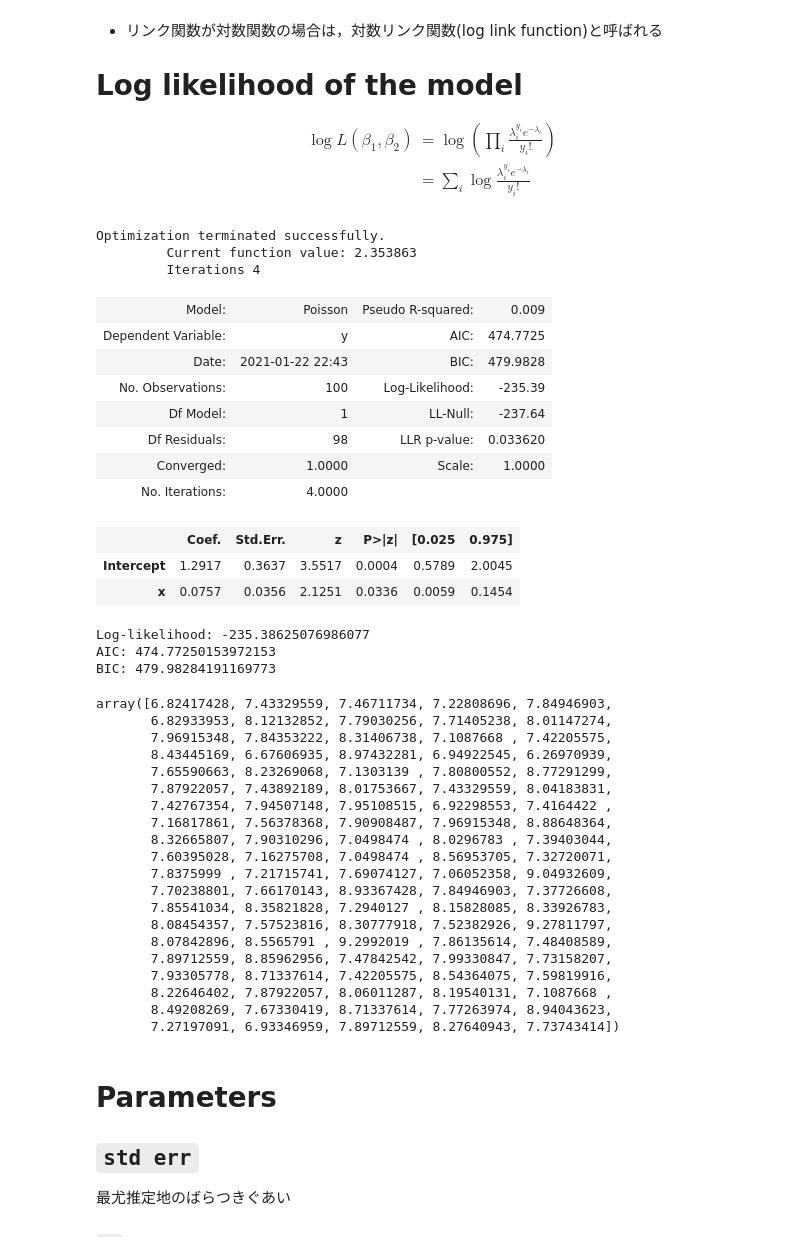
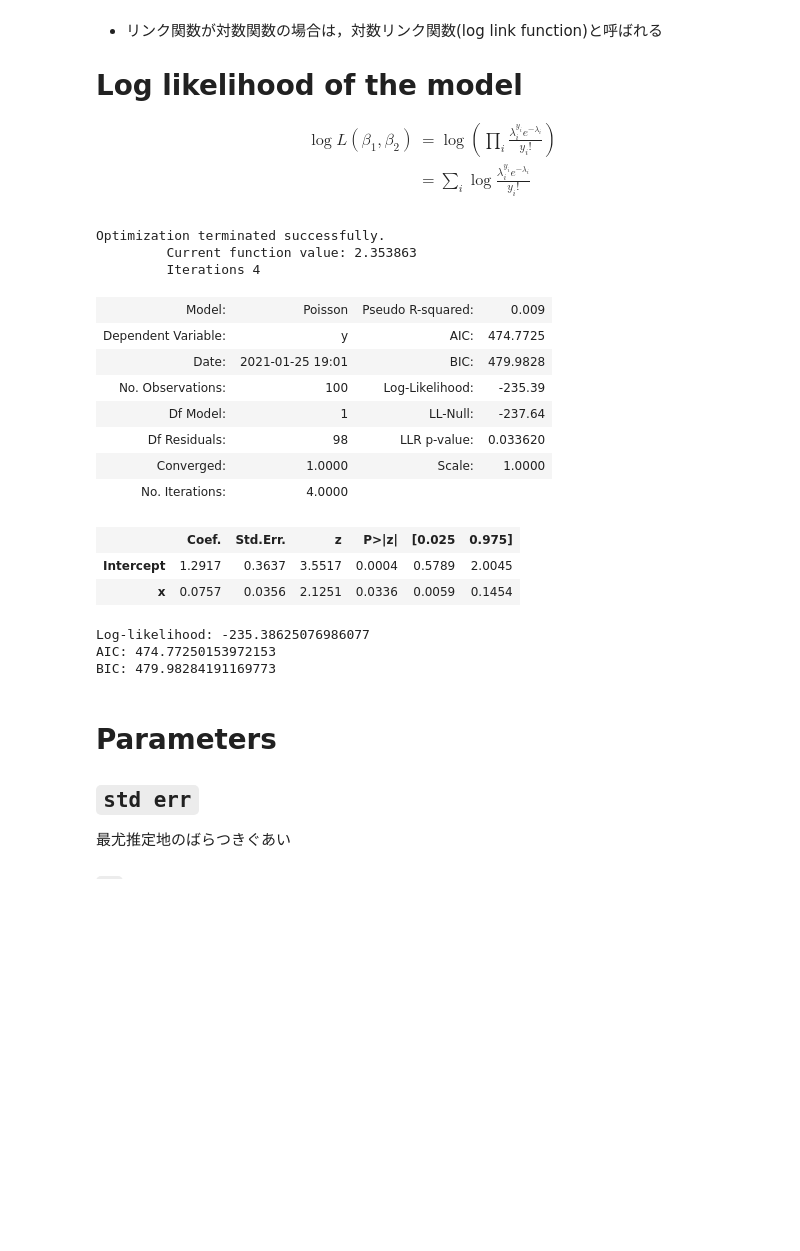
Before and after one commit to ishibaki/introduction_to_statistical_modeling_for_data_analysis, a Jupyter notebook: section_03.ipynb, the cells around one changed output. Drawn from its saved outputs; the diff is of its cells as text; code cells hidden in the pictures; blank space fills up the shorter version.

```diff
--- a/section_03.ipynb
+++ b/section_03.ipynb
@@ -45,10 +47,13 @@ Created `%%t` as an alias for `%%time`.
 # %%
 # 著者サイトからdata3a.csvをダウンロード
 response = requests.get('https://kuboweb.github.io/-kubo/stat/iwanamibook/fig/poisson/data3a.csv')
-with open ('data3a.csv', 'wb') as f:
-    f.write(response.content)
-    f.close()
-data = pd.read_csv('data3a.csv')
+file_name = "data3a.csv"
+
+if not os.path.exists(file_name):
+    with open (file_name, 'wb') as f:
+        f.write(response.content)
+        f.close()
+data = pd.read_csv(file_name)
 data
 # %% [output]
 |  | y | x | f |
@@ -220,31 +225,29 @@ $$
 # %%
 # in R;
 # $ fit <- glm(y ~ x, data=d, family=poisson)
 # $ print(fit)
 
-import statsmodels.formula.api as smf
-
-fitted = smf.poisson('y ~ x',
+fitted_1 = smf.poisson('y ~ x',
                   data=data).fit()
 
-display(fitted.summary2())
+display(fitted_1.summary2())
 
 
 # https://www.statsmodels.org/stable/generated/statsmodels.regression.linear_model.RegressionResults.html
 
-b_1 = fitted.params["Intercept"]
-b_2 = fitted.params["x"]
+b_1 = fitted_1.params["Intercept"]
+b_2 = fitted_1.params["x"]
 
-print("Log-likelihood: {}".format(fitted.llf))
-print("AIC: {}".format(fitted.aic))
-print("BIC: {}".format(fitted.bic))
+print("Log-likelihood: {}".format(fitted_1.llf))
+print("AIC: {}".format(fitted_1.aic))
+print("BIC: {}".format(fitted_1.bic))
 # %% [output]
 Optimization terminated successfully.
          Current function value: 2.353863
          Iterations 4
 | Model: | Poisson | Pseudo R-squared: | 0.009 |
 | Dependent Variable: | y | AIC: | 474.7725 |
-| Date: | 2021-01-22 22:43 | BIC: | 479.9828 |
+| Date: | 2021-01-25 19:01 | BIC: | 479.9828 |
 | No. Observations: | 100 | Log-Likelihood: | -235.39 |
 | Df Model: | 1 | LL-Null: | -237.64 |
 | Df Residuals: | 98 | LLR p-value: | 0.033620 |
@@ -256,26 +259,6 @@ Optimization terminated successfully.
 Log-likelihood: -235.38625076986077
 AIC: 474.77250153972153
 BIC: 479.98284191169773
-array([6.82417428, 7.43329559, 7.46711734, 7.22808696, 7.84946903,
-       6.82933953, 8.12132852, 7.79030256, 7.71405238, 8.01147274,
-       7.96915348, 7.84353222, 8.31406738, 7.1087668 , 7.42205575,
-       8.43445169, 6.67606935, 8.97432281, 6.94922545, 6.26970939,
-       7.65590663, 8.23269068, 7.1303139 , 7.80800552, 8.77291299,
-       7.87922057, 7.43892189, 8.01753667, 7.43329559, 8.04183831,
-       7.42767354, 7.94507148, 7.95108515, 6.92298553, 7.4164422 ,
-       7.16817861, 7.56378368, 7.90908487, 7.96915348, 8.88648364,
-       8.32665807, 7.90310296, 7.0498474 , 8.0296783 , 7.39403044,
-       7.60395028, 7.16275708, 7.0498474 , 8.56953705, 7.32720071,
-       7.8375999 , 7.21715741, 7.69074127, 7.06052358, 9.04932609,
-       7.70238801, 7.66170143, 8.93367428, 7.84946903, 7.37726608,
-       7.85541034, 8.35821828, 7.2940127 , 8.15828085, 8.33926783,
-       8.08454357, 7.57523816, 8.30777918, 7.52382926, 9.27811797,
-       8.07842896, 8.5565791 , 9.2992019 , 7.86135614, 7.48408589,
-       7.89712559, 8.85962956, 7.47842542, 7.99330847, 7.73158207,
-       7.93305778, 8.71337614, 7.42205575, 8.54364075, 7.59819916,
-       8.22646402, 7.87922057, 8.06011287, 8.19540131, 7.1087668 ,
-       8.49208269, 7.67330419, 8.71337614, 7.77263974, 8.94043623,
-       7.27197091, 6.93346959, 7.89712559, 8.27640943, 7.73743414])
 # %% [markdown]
 # Parameters
 
```
Also changed, not shown: parts of 10 cells of this notebook.
